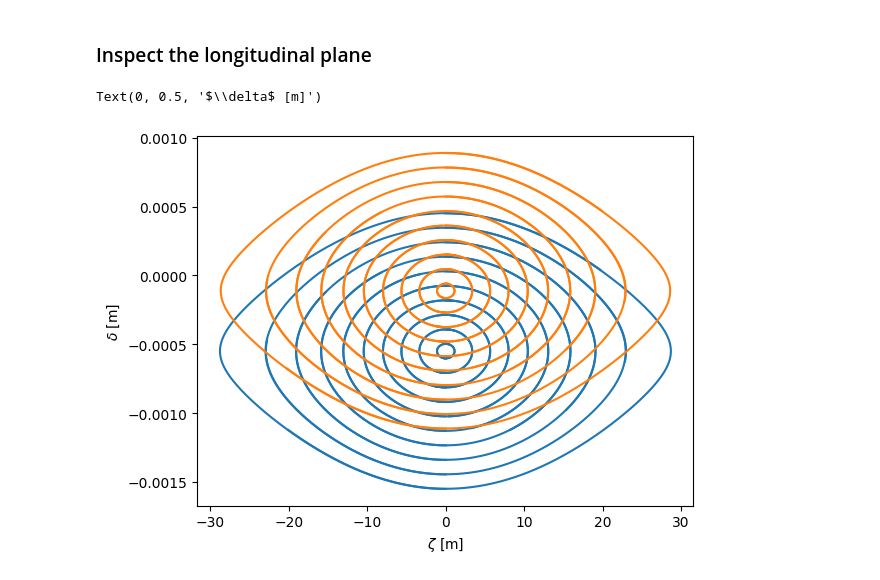
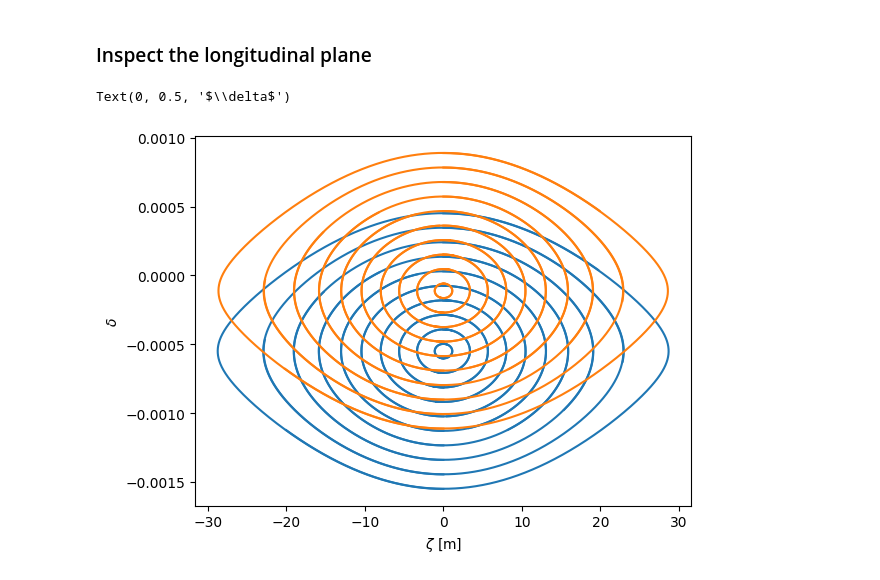
Before and after one commit to xsuite/tutorial_mixed_beams, a Jupyter notebook: notebook_03_mixed_beams_basics.ipynb, the cells around one changed output. Saved outputs shown, nothing was run; the diff lists cells and outputs as text; code cells hidden in the pictures.

```diff
--- a/notebook_03_mixed_beams_basics.ipynb
+++ b/notebook_03_mixed_beams_basics.ipynb
@@ -240,8 +249,8 @@ mon_helium = line.record_last_track.copy()
 # %%
 plt.plot(mon_carbon.zeta.T, mon_carbon.delta.T, color='C0')
 plt.plot(mon_helium.zeta.T, mon_helium.delta.T, color='C1')
 plt.xlabel(r'$\zeta$ [m]')
-plt.ylabel(r'$\delta$ [m]')
+plt.ylabel(r'$\delta$')
 # %% [output]
-Text(0, 0.5, '$\\delta$ [m]')
+Text(0, 0.5, '$\\delta$')
-[figure, old version]
+[figure, new version]
```
Also changed, not shown: parts of 3 cells of this notebook, 3 other files.
